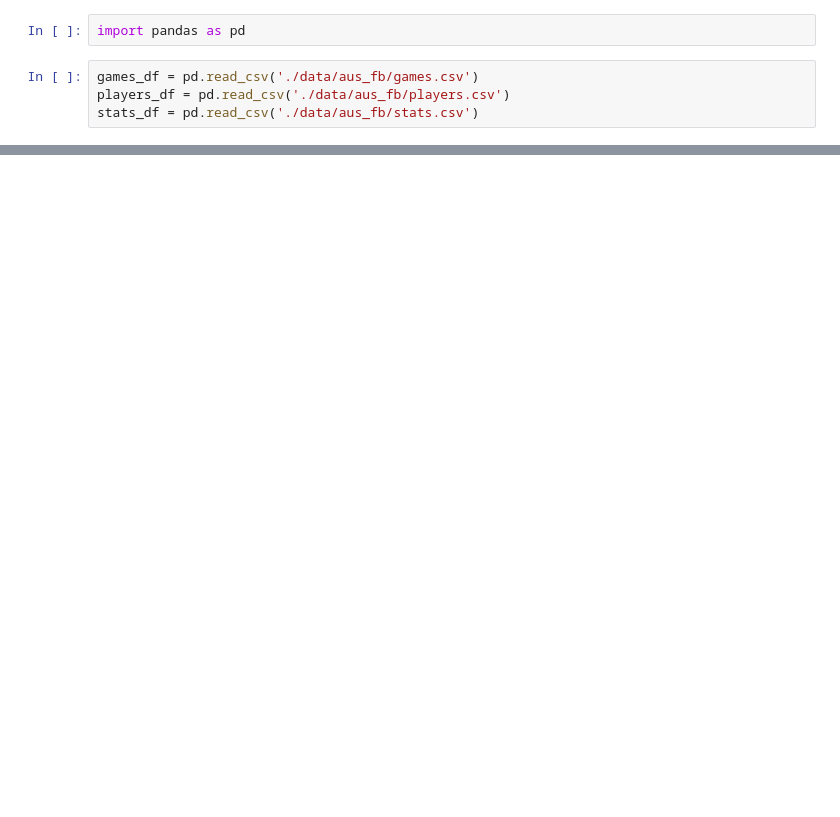
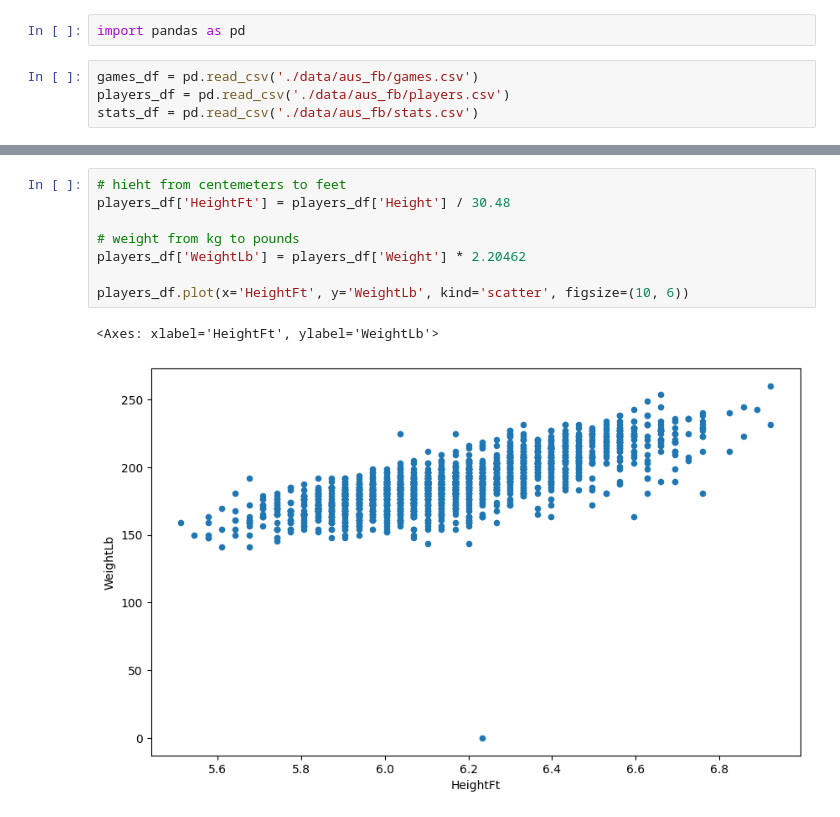
Before and after one commit to TimGraf/jupyter-notebooks, a Jupyter notebook: aus_football_test.ipynb, the cells around one changed output, grey strips where cells are left out. Cells and saved outputs as stored; diff of their text form; blank space fills up the shorter version.

```diff
--- a/aus_football_test.ipynb
+++ b/aus_football_test.ipynb
@@ -19,0 +78,11 @@ games_df.describe()
+# %%
+# hieht from centemeters to feet
+players_df['HeightFt'] = players_df['Height'] / 30.48
+
+# weight from kg to pounds
+players_df['WeightLb'] = players_df['Weight'] * 2.20462
+
+players_df.plot(x='HeightFt', y='WeightLb', kind='scatter', figsize=(10, 6))
+# %% [output]
+<Axes: xlabel='HeightFt', ylabel='WeightLb'>
+[figure, added]
```
Also changed, not shown: parts of 8 cells of this notebook, 1 other file.
